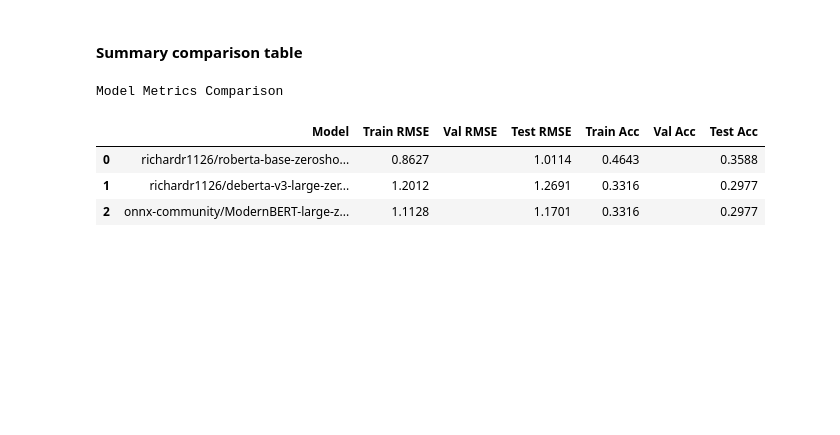
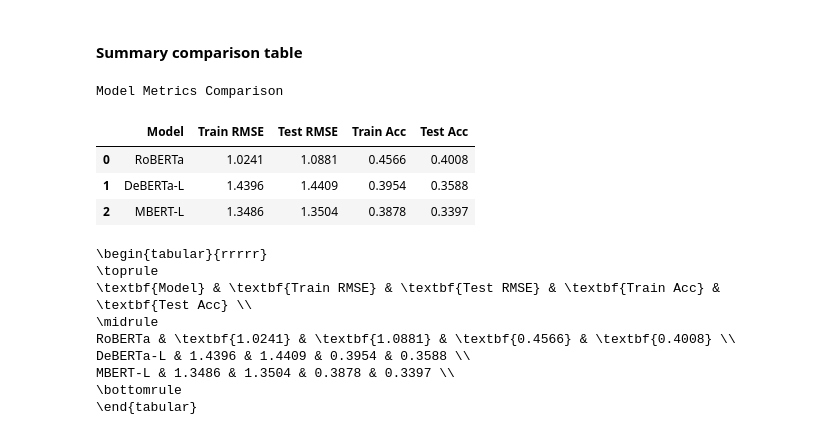
Before and after one commit to itzTerra/vis-desc, a Jupyter notebook: modules/lab/src/evaluation/nli/nli.ipynb, the cells around one changed output. Drawn from its saved outputs; the diff is of its cells as text; code cells hidden in the pictures; blank space fills up the shorter version.

```diff
--- a/modules/lab/src/evaluation/nli/nli.ipynb
+++ b/modules/lab/src/evaluation/nli/nli.ipynb
@@ -523,6 +538,7 @@ for sd in filtered_score_data:
         sd.test_scores,
         sd.y_test,
         model_name=sd.model_name,
+        calibration_method=Q2QCalibration,
     )
     multiple_models.append(converted)
 
@@ -553,17 +572,28 @@ if multiple_models:
 # %%
 if multiple_models:
     model_names = [m.model for m in multiple_models]
     model_groups, show_large_variants = get_nli_model_groups(model_names)
     df_metrics = vis_all_models_tables(
         multiple_models,
         ["RMSE", "Acc"],
-        ["Train", "Val", "Test"],
+        ["Train", "Test"],
         model_groups,
         show_large_variants,
     )
+    latex_table = format_metrics_for_latex(df_metrics)
+    print(latex_table)
 # %% [output]
 Model Metrics Comparison
-|  | Model | Train RMSE | Val RMSE | Test RMSE | Train Acc | Val Acc | Test Acc |
-| 0 | richardr1126/roberta-base-zerosho... | 0.8627 |  | 1.0114 | 0.4643 |  | 0.3588 |
-| 1 | richardr1126/deberta-v3-large-zer... | 1.2012 |  | 1.2691 | 0.3316 |  | 0.2977 |
-| 2 | onnx-community/ModernBERT-large-z... | 1.1128 |  | 1.1701 | 0.3316 |  | 0.2977 |
+|  | Model | Train RMSE | Test RMSE | Train Acc | Test Acc |
+| 0 | RoBERTa | 1.0241 | 1.0881 | 0.4566 | 0.4008 |
+| 1 | DeBERTa-L | 1.4396 | 1.4409 | 0.3954 | 0.3588 |
+| 2 | MBERT-L | 1.3486 | 1.3504 | 0.3878 | 0.3397 |
+\begin{tabular}{rrrrr}
+\toprule
+\textbf{Model} & \textbf{Train RMSE} & \textbf{Test RMSE} & \textbf{Train Acc} & \textbf{Test Acc} \\
+\midrule
+RoBERTa & \textbf{1.0241} & \textbf{1.0881} & \textbf{0.4566} & \textbf{0.4008} \\
+DeBERTa-L & 1.4396 & 1.4409 & 0.3954 & 0.3588 \\
+MBERT-L & 1.3486 & 1.3504 & 0.3878 & 0.3397 \\
+\bottomrule
+\end{tabular}
```
Also changed, not shown: parts of 10 cells of this notebook, 13 other files.
